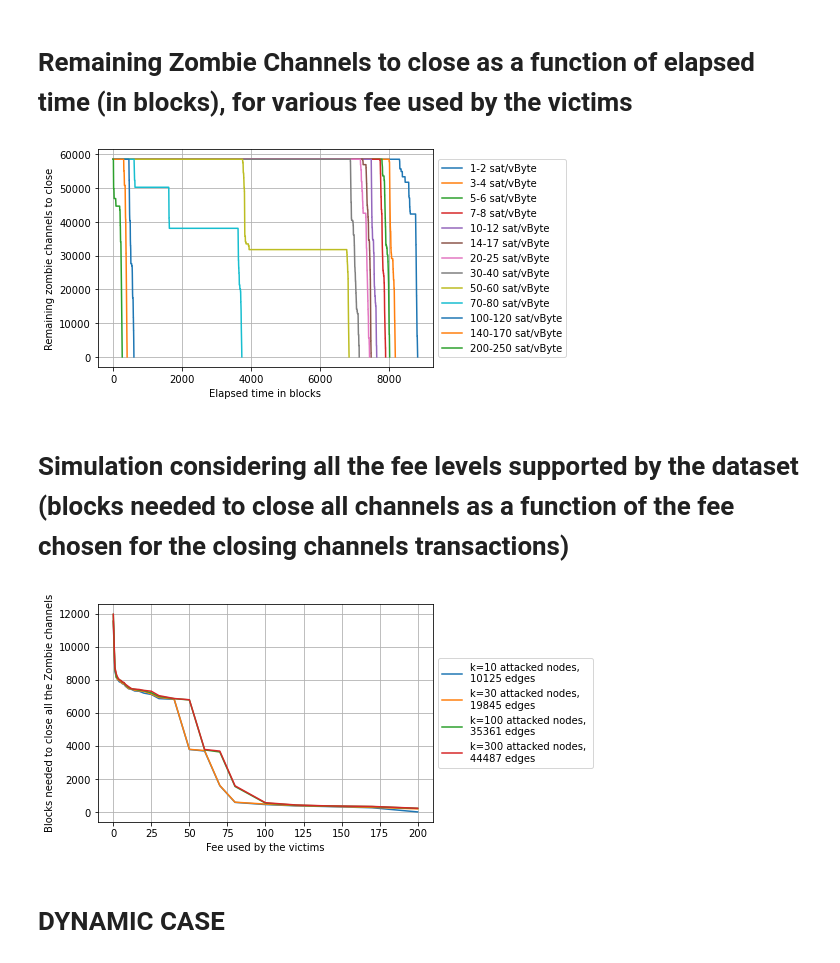
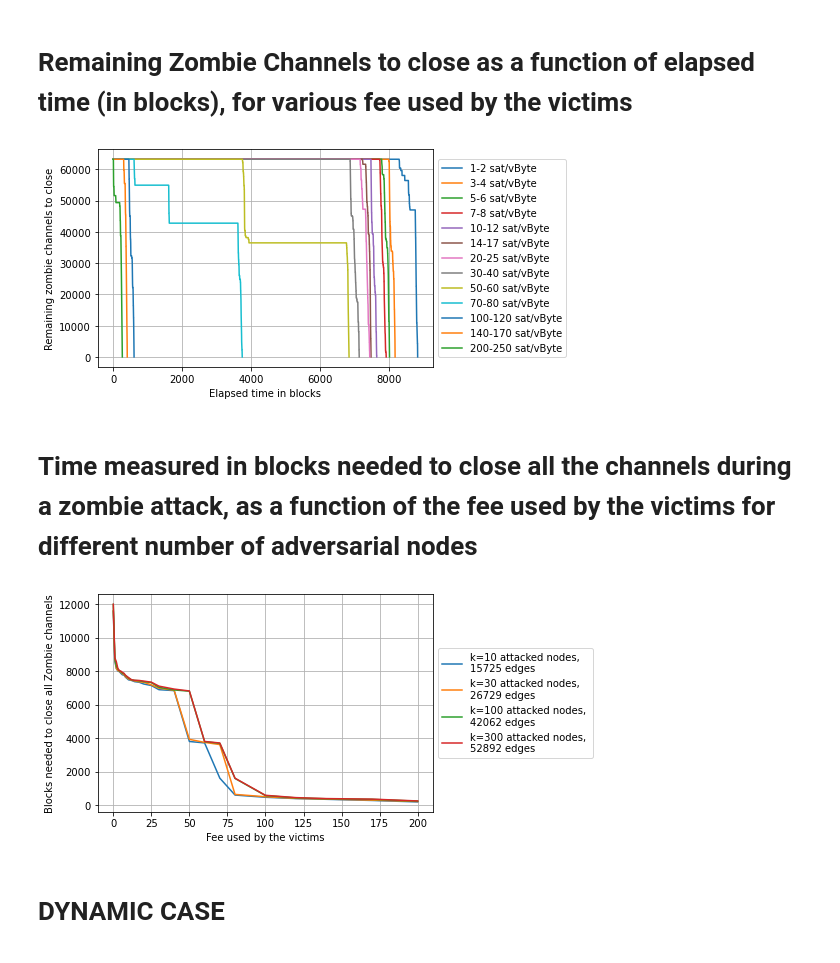
Before and after one commit to CosimoSguanci/Mass-Exit-Attacks-on-LN, a Jupyter notebook: ZombieAttackSimulation.ipynb, the cells around one changed output. Drawn from its saved outputs; the diff is of its cells as text; code cells hidden in the pictures.

Commit message:
Updated Zombie Attack experiments

```diff
--- a/ZombieAttackSimulation.ipynb
+++ b/ZombieAttackSimulation.ipynb
@@ -8,19 +8,14 @@ import matplotlib.pyplot as plt
 import numpy as np
 
 FIRST_BLOCK_HEIGHT_DURING_CONGESTION = 498084
-FIRST_BLOCK_HEIGHT_BEFORE_CONGESTION = 497928
 FIRST_BLOCK_NO_CONGESTION = 716644
 
 MEMPOOL_DIR_DURING_CONGESTION = "mempool-during-congestion"
-MEMPOOL_DIR_BEFORE_CONGESTION = "mempool-before-congestion"
 MEMPOOL_DIR_NO_CONGESTION = "mempool-no-congestion"
 
-# Edges crossed by the Max-Cut, computed with the weigthed imbalanced-max-cut Greedy procedure,
-# with data obtained on May, 2022
-MAX_CUT_SIZE = 58531 # 63251 for unweighted
-MAX_CUT_CAPACITY = 246436727385 # Weighted
-
-LN_CLOSING_CHANNEL_DELAY = 1000 # ~ 1 week
+# Edges crossed by the Max-Cut (LMC), computed with the unweighted imbalanced-max-cut Greedy procedure,
+# with data obtained on May 5, 2022
+MAX_CUT_SIZE = 63251
 
 # We read the JSON file containing blocks data (height, number of transactions)
 
@@ -32,6 +27,9 @@ blocks_data = json.loads(blocks_data_content)
 
 FIRST_BLOCK_HEIGHT = FIRST_BLOCK_HEIGHT_DURING_CONGESTION
 MEMPOOL_DIR = MEMPOOL_DIR_DURING_CONGESTION
+
+# FIRST_BLOCK_HEIGHT = FIRST_BLOCK_NO_CONGESTION
+# MEMPOOL_DIR = MEMPOOL_DIR_NO_CONGESTION
 
 i = 1
 mempool_data_json_string = ''
@@ -237,15 +235,22 @@ fig, ax = plt.subplots()
 ax.grid(True)
 
 fee_ranges = [0, 1, 2, 3, 4, 5, 6, 7, 8, 10, 12, 14, 17, 20, 25, 30, 40, 50, 60, 70, 80, 100, 120, 140, 170, 200, 250, 300, 400, 500, 600, 700, 800, 1000, 1200, 1400, 1700, 2000, 2500, 3000, 4000, 5000, 6000, 7000, 8000, 10000 ]
-
 fee_indexes = [1, 3, 5, 7, 9, 11, 13, 15, 17, 19, 21, 23, 25]
 
 plot_blocks_array = []
 plot_remaining_zombie_channels_array = []
 labels = []
 
+attacked_fraction_of_max_cut = {
+    "k" : 30,
+    "edges" : 26729
+}
+
+initial_num_zombie_channels = MAX_CUT_SIZE
+#initial_num_zombie_channels = attacked_fraction_of_max_cut["edges"]
+
 for fee_index in fee_indexes:
-    needed_blocks, plot_blocks, plot_remaining_zombie_channels = simulate(mempool_data, blocks_data, FIRST_BLOCK_HEIGHT, fee_index, MAX_CUT_SIZE, plot_distribution=True)
+    needed_blocks, plot_blocks, plot_remaining_zombie_channels = simulate(mempool_data, blocks_data, FIRST_BLOCK_HEIGHT, fee_index, initial_num_zombie_channels, plot_distribution=True)
     plot_blocks_array.append(plot_blocks)
     plot_remaining_zombie_channels_array.append(plot_remaining_zombie_channels)
     plt.plot(plot_blocks, plot_remaining_zombie_channels)
@@ -256,9 +261,9 @@ plt.ylabel(f'Remaining zombie channels to close')
 plt.legend(labels=labels, loc='center left', bbox_to_anchor=(1, 0.5))
 plt.show()
 # %% [output]
-[figure, old version]
+[figure, new version]
 # %% [markdown]
-# Simulation considering all the fee levels supported by the dataset (blocks needed to close all channels as a function of the fee chosen for the closing channels transactions)
+# Time measured in blocks needed to close all the channels during a zombie attack, as a function of the fee used by the victims for different number of adversarial nodes
 # %%
 fee_ranges = [0, 1, 2, 3, 4, 5, 6, 7, 8, 10, 12, 14, 17, 20, 25, 30, 40, 50, 60, 70, 80, 100, 120, 140, 170, 200]
 
@@ -269,45 +274,41 @@ labels = []
 attacked_fractions_of_max_cut = [
     {
         "k" : 10,
-        "capacity" : 115024970624,
-        "edges" : 10125
+        "edges" : 15725
     },
     {
         "k" : 30,
-        "capacity" : 167165600785,
-        "edges" : 19845
+        "edges" : 26729
     },
     {
         "k" : 100,
-        "capacity" : 210496850450,
-        "edges" : 35361
+        "edges" : 42062
     },
     {
         "k" : 300,
-        "capacity" : 231206098635,
-        "edges" : 44487
+        "edges" : 52892
     },
 ]
 
 for fraction in attacked_fractions_of_max_cut:
     k = fraction["k"]
-    capacity = fraction["capacity"]
     zombie_channels = fraction["edges"]
     needed_blocks = [] # number of blocks needed to close all the zombie channels
 
     i = 0
     while i < len(fee_ranges):
         blocks_to_close_all_channels = simulate(mempool_data, blocks_data, FIRST_BLOCK_HEIGHT, i, zombie_channels)
         needed_blocks.append(blocks_to_close_all_channels)
         i += 1
+
     plt.plot(fee_ranges, needed_blocks)
     labels.append(f"k={k} attacked nodes, \n{zombie_channels} edges")
 
 plt.xlabel('Fee used by the victims')
-plt.ylabel(f'Blocks needed to close all the Zombie channels')
+plt.ylabel(f'Blocks needed to close all Zombie channels')
 plt.legend(labels=labels, loc='center left', bbox_to_anchor=(1, 0.5))
 plt.show()
 # %% [output]
-[figure, old version]
+[figure, new version]
 # %% [markdown]
 # DYNAMIC CASE
```
Also changed, not shown: parts of 4 cells of this notebook.
